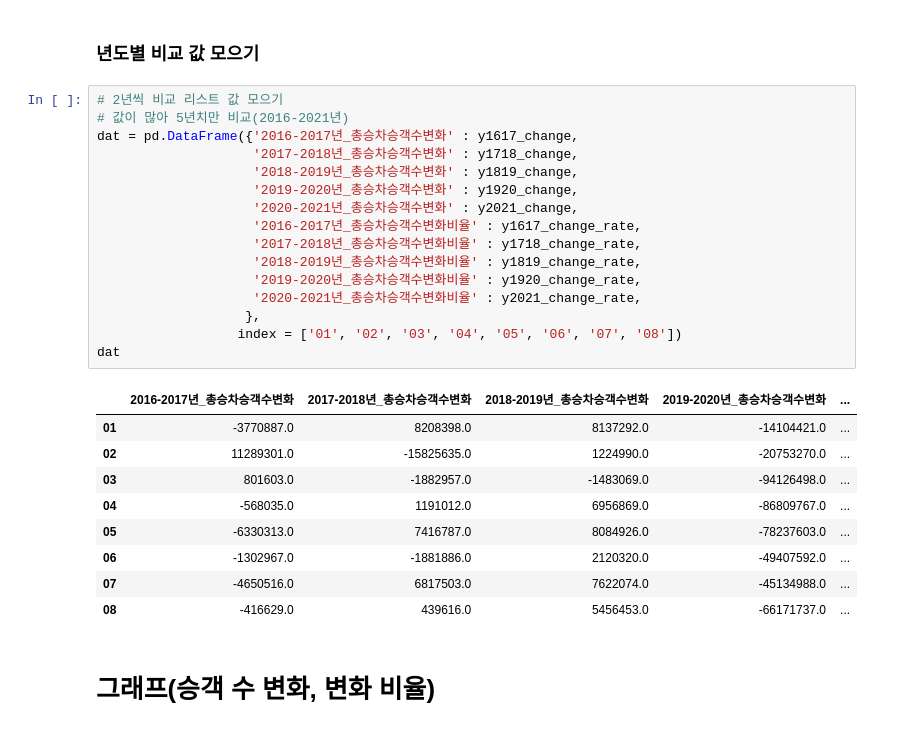
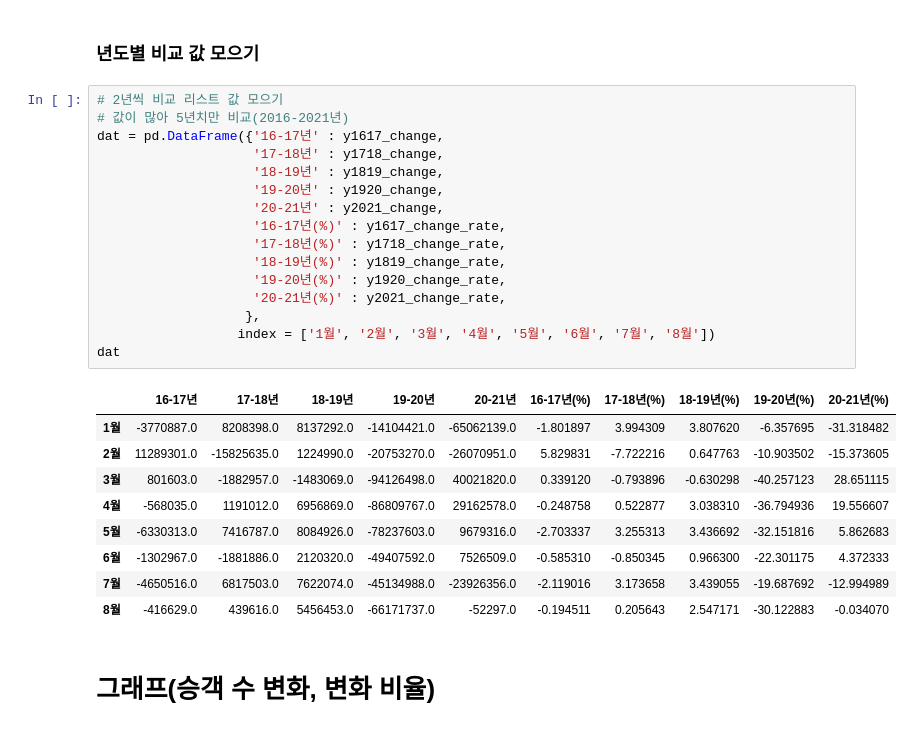
Before and after one commit to kbjung/LikeLion_13th_DataCourse, a Jupyter notebook: TP01/지하철월별승하차승객수/06_지하철월별_승차인원_그래프.ipynb, the cells around one changed output. Cells and saved outputs as stored; diff of their text form.

```diff
--- a/TP01/지하철월별승하차승객수/06_지하철월별_승차인원_그래프.ipynb
+++ b/TP01/지하철월별승하차승객수/06_지하철월별_승차인원_그래프.ipynb
@@ -744,29 +753,29 @@ y2021_change_rate
 # %%
 # 2년씩 비교 리스트 값 모으기
 # 값이 많아 5년치만 비교(2016-2021년)
-dat = pd.DataFrame({'2016-2017년_총승차승객수변화' : y1617_change,
-                    '2017-2018년_총승차승객수변화' : y1718_change,
-                    '2018-2019년_총승차승객수변화' : y1819_change,
-                    '2019-2020년_총승차승객수변화' : y1920_change,
-                    '2020-2021년_총승차승객수변화' : y2021_change,
-                    '2016-2017년_총승차승객수변화비율' : y1617_change_rate,
-                    '2017-2018년_총승차승객수변화비율' : y1718_change_rate,
-                    '2018-2019년_총승차승객수변화비율' : y1819_change_rate,
-                    '2019-2020년_총승차승객수변화비율' : y1920_change_rate,
-                    '2020-2021년_총승차승객수변화비율' : y2021_change_rate,
+dat = pd.DataFrame({'16-17년' : y1617_change,
+                    '17-18년' : y1718_change,
+                    '18-19년' : y1819_change,
+                    '19-20년' : y1920_change,
+                    '20-21년' : y2021_change,
+                    '16-17년(%)' : y1617_change_rate,
+                    '17-18년(%)' : y1718_change_rate,
+                    '18-19년(%)' : y1819_change_rate,
+                    '19-20년(%)' : y1920_change_rate,
+                    '20-21년(%)' : y2021_change_rate,
                    },
-                  index = ['01', '02', '03', '04', '05', '06', '07', '08'])
+                  index = ['1월', '2월', '3월', '4월', '5월', '6월', '7월', '8월'])
 dat
 # %% [output]
-|  | 2016-2017년_총승차승객수변화 | 2017-2018년_총승차승객수변화 | 2018-2019년_총승차승객수변화 | 2019-2020년_총승차승객수변화 | ... |
-| 01 | -3770887.0 | 8208398.0 | 8137292.0 | -14104421.0 | ... |
-| 02 | 11289301.0 | -15825635.0 | 1224990.0 | -20753270.0 | ... |
-| 03 | 801603.0 | -1882957.0 | -1483069.0 | -94126498.0 | ... |
-| 04 | -568035.0 | 1191012.0 | 6956869.0 | -86809767.0 | ... |
-| 05 | -6330313.0 | 7416787.0 | 8084926.0 | -78237603.0 | ... |
-| 06 | -1302967.0 | -1881886.0 | 2120320.0 | -49407592.0 | ... |
-| 07 | -4650516.0 | 6817503.0 | 7622074.0 | -45134988.0 | ... |
-| 08 | -416629.0 | 439616.0 | 5456453.0 | -66171737.0 | ... |
+|  | 16-17년 | 17-18년 | 18-19년 | 19-20년 | 20-21년 | 16-17년(%) | 17-18년(%) | 18-19년(%) | 19-20년(%) | 20-21년(%) |
+| 1월 | -3770887.0 | 8208398.0 | 8137292.0 | -14104421.0 | -65062139.0 | -1.801897 | 3.994309 | 3.807620 | -6.357695 | -31.318482 |
+| 2월 | 11289301.0 | -15825635.0 | 1224990.0 | -20753270.0 | -26070951.0 | 5.829831 | -7.722216 | 0.647763 | -10.903502 | -15.373605 |
+| 3월 | 801603.0 | -1882957.0 | -1483069.0 | -94126498.0 | 40021820.0 | 0.339120 | -0.793896 | -0.630298 | -40.257123 | 28.651115 |
+| 4월 | -568035.0 | 1191012.0 | 6956869.0 | -86809767.0 | 29162578.0 | -0.248758 | 0.522877 | 3.038310 | -36.794936 | 19.556607 |
+| 5월 | -6330313.0 | 7416787.0 | 8084926.0 | -78237603.0 | 9679316.0 | -2.703337 | 3.255313 | 3.436692 | -32.151816 | 5.862683 |
+| 6월 | -1302967.0 | -1881886.0 | 2120320.0 | -49407592.0 | 7526509.0 | -0.585310 | -0.850345 | 0.966300 | -22.301175 | 4.372333 |
+| 7월 | -4650516.0 | 6817503.0 | 7622074.0 | -45134988.0 | -23926356.0 | -2.119016 | 3.173658 | 3.439055 | -19.687692 | -12.994989 |
+| 8월 | -416629.0 | 439616.0 | 5456453.0 | -66171737.0 | -52297.0 | -0.194511 | 0.205643 | 2.547171 | -30.122883 | -0.034070 |
 # %% [markdown]
 # 그래프(승객 수 변화, 변화 비율)
 # %% [markdown]
```
Also changed, not shown: parts of 2 cells of this notebook, 35 other files.
